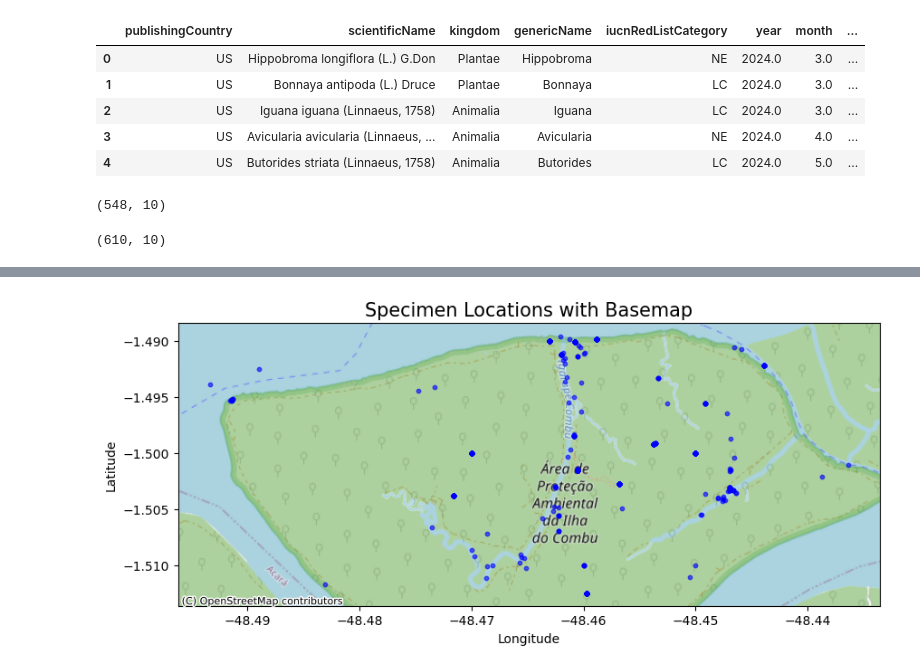
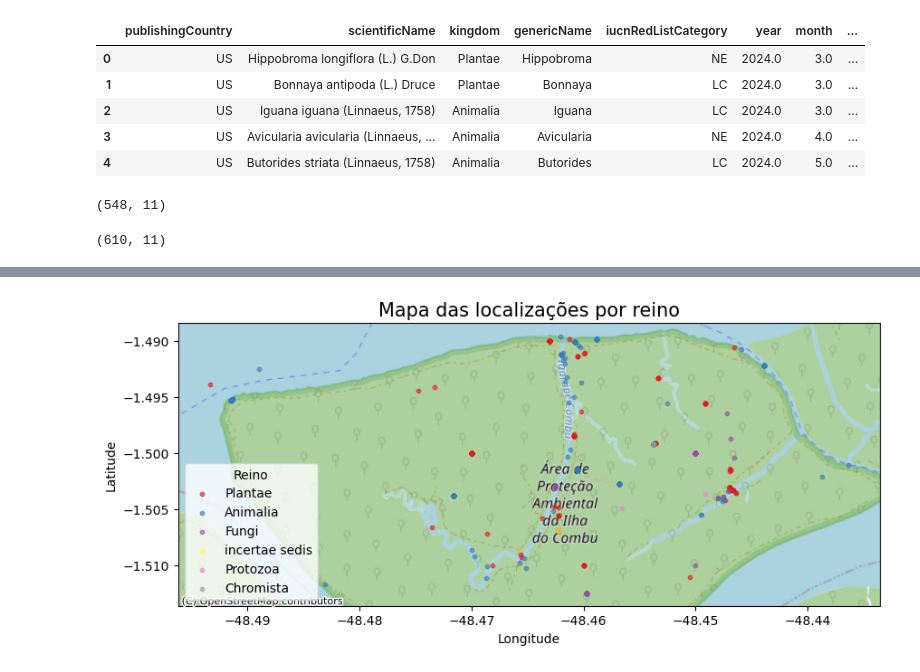
Before and after one commit to DaviMacielCavalcante/analise-de-dados-de-coleta-de-especimes-no-combu, a Jupyter notebook: script.ipynb, the cells around one changed output, grey strips where cells are left out. Drawn from its saved outputs; the diff is of its cells as text; code cells hidden in the pictures.

```diff
--- a/script.ipynb
+++ b/script.ipynb
@@ -56,7 +59,7 @@ verbatimCoordinateSystem
 organismID
 previousIdentifications
 # %%
-colunas_relevantes = ["publishingCountry", "scientificName", "kingdom", "genericName", "iucnRedListCategory", "year", "month","decimalLatitude", "decimalLongitude", "class"]
+colunas_relevantes = ["publishingCountry", "scientificName", "kingdom", "genericName", "iucnRedListCategory", "year", "month","decimalLatitude", "decimalLongitude", "class",'phylum']
 df = df[colunas_relevantes]
 df.head()
 # %% [output]
@@ -70,10 +73,10 @@ df.head()
 df_test = df.dropna()
 df_test.shape
 # %% [output]
-(548, 10)
+(548, 11)
 # %%
 df.shape
 # %% [output]
-(610, 10)
+(610, 11)
 # %%
 # Create a map centered around the average coordinates
@@ -94,28 +97,32 @@ specimen_map
 # %% [output]
 [interactive output not drawn]
 # %%
-import geopandas as gpd
-from shapely.geometry import Point
-import contextily as cx
-import matplotlib.pyplot as plt
-
 # Convert latitude and longitude into points
 geometry = [Point(xy) for xy in zip(df['decimalLongitude'], df['decimalLatitude'])]
 geo_df = gpd.GeoDataFrame(df, geometry=geometry, crs="EPSG:4326")
 
-# Plot the GeoDataFrame with a map background
+# Define a color map for each unique kingdom
+unique_kingdoms = geo_df['kingdom'].unique()
+colors = plt.cm.get_cmap('Set1', len(unique_kingdoms))  # Use a colormap for distinct colors
+kingdom_color_map = {kingdom: colors(i) for i, kingdom in enumerate(unique_kingdoms)}
+
+# Plot the GeoDataFrame with points colored according to the kingdom
 fig, ax = plt.subplots(figsize=(10, 10))
-geo_df.plot(ax=ax, markersize=10, color='blue', alpha=0.6)
+
+for kingdom, color in kingdom_color_map.items():
+    subset = geo_df[geo_df['kingdom'] == kingdom]
+    subset.plot(ax=ax, markersize=10, color=color, label=kingdom, alpha=0.6)
 
 # Add a basemap using contextily (OpenStreetMap tiles)
 cx.add_basemap(ax, crs=geo_df.crs.to_string(), source=cx.providers.OpenStreetMap.Mapnik)
 
 # Set titles and labels
-ax.set_title('Specimen Locations with Basemap', fontsize=15)
+ax.set_title('Mapa das localizações por reino', fontsize=15)
 plt.xlabel('Longitude')
 plt.ylabel('Latitude')
+plt.legend(title='Reino')
 
 # Show the plot
-plt.show()
+plt.savefig('Analise-por-reino.png', dpi=400, bbox_inches='tight');
 # %% [output]
-[figure, old version]
+[figure, new version]
```
Also changed, not shown: parts of 9 cells of this notebook.
